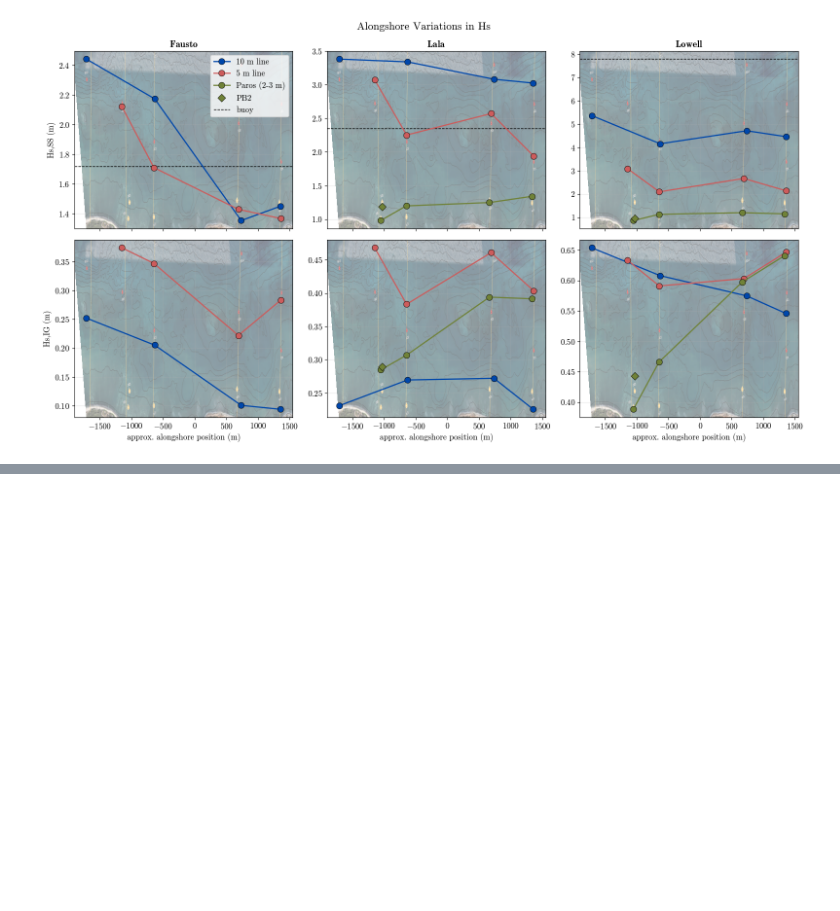
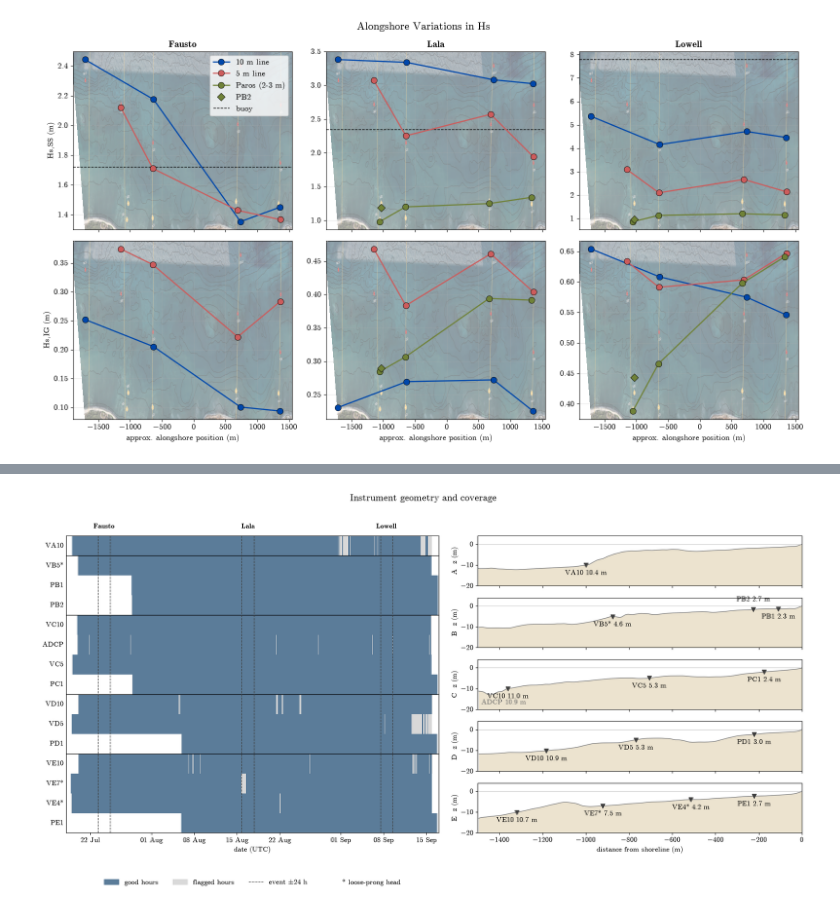
Before and after one commit to isidora-rojas/4EWA, a Jupyter notebook: processing/overview.ipynb, the cells around one changed output, grey strips where cells are left out. Saved outputs shown, nothing was run; the diff lists cells and outputs as text; code cells hidden in the pictures; blank space fills up the shorter version.

```diff
--- a/processing/overview.ipynb
+++ b/processing/overview.ipynb
@@ -231,0 +255,35 @@ Lowell  Paros (2-3 m)  max/min Hs,SS = 1.39
+# %%
+plt.rcParams.update({'font.size':12,'axes.labelsize':12,'axes.titlesize':14,'xtick.labelsize':12,'ytick.labelsize':12})
+ev4 = {'Fausto':'2026-07-24 06:00','Lala':'2026-08-16 19:00','Lowell':'2026-09-08 11:00'}
+loose, drift = ['VB5','VE4','VE7'], ['VA10','VE10']
+fig = plt.figure(figsize=(18,10)); gs = GridSpec(5,2,figure=fig,width_ratios=[1.15,1])
+ax = fig.add_subplot(gs[:,0])
+ax.imshow(img4, aspect='auto', interpolation='nearest', extent=[mdates.date2num(tgrid[0]),mdates.date2num(tgrid[-1]),len(rows4),0])
+for r,(s,_) in enumerate(rows4): ax.text(mdates.date2num(tgrid[0])-0.4, r+0.5, s+('*' if s in loose else ''), ha='right', va='center', fontsize=12)
+for yb in (1,4,8,11): ax.axhline(yb, color='k', lw=1)
+for n,tp in ev4.items():
+    t = pd.Timestamp(tp); [ax.axvline(mdates.date2num(t+pd.Timedelta(hours=h)), color='0.25', ls='--', lw=1) for h in (-24,24)]
+    ax.text(mdates.date2num(t), -0.3, '$\\mathbf{'+n+'}$', ha='center', va='bottom', fontsize=12)
+ax.set_yticks([]); ax.xaxis_date(); ax.xaxis.set_major_formatter(mdates.DateFormatter('%d %b'))
+ax.set_xlim(mdates.date2num(tgrid[0]), mdates.date2num(tgrid[-1])); ax.set_xlabel('date (UTC)')
+from matplotlib.patches import Patch
+from matplotlib.lines import Line2D
+ax.legend(handles=[Patch(color=GOOD,label='good hours'),Patch(color=grey,label='flagged hours'),
+          Line2D([],[],color='0.25',ls='--',lw=1,label=r'event $\pm$24 h'),Line2D([],[],ls='',label='* loose-prong head')],
+          loc='lower center', bbox_to_anchor=(0.5,-0.2), ncol=4, fontsize=12, frameon=False)
+SANDc = '#ece3cf'
+for k,T in enumerate(['A','B','C','D','E']):
+    bx = fig.add_subplot(gs[k,1]); P = prof[T]; m = (P['x']>=-1500)&(P['x']<=50)
+    bx.fill_between(P['x'][m], P['z'][m], -20, color=SANDc, lw=0); bx.plot(P['x'][m], P['z'][m], color='0.45', lw=1); bx.axhline(0,color='0.7',lw=.6)
+    for (S,xs,dn,zd,off) in P['sens']:
+        if S not in med_depth: continue
+        bx.plot(xs, zd, 'v', color='0.25', ms=7)
+        bx.annotate(f'{S}{"*" if S in loose else ""} {med_depth[S]:.1f} m', (xs, zd), textcoords='offset points', xytext=(0,14 if S=='PB2' else -16), ha='center', fontsize=12)
+    if T=='C': bx.annotate(f"ADCP {med_depth['ADCP']:.1f} m", (-1380,-17.5), ha='center', fontsize=12, color='0.4')
+    bx.set_xlim(-1500,0); bx.set_ylim(-20,4); bx.set_ylabel(f'{T}  z (m)')
+    if k<4: bx.set_xticklabels([])
+    else: bx.set_xlabel('distance from shoreline (m)')
+fig.suptitle('Instrument geometry and coverage', fontsize=16); plt.tight_layout(rect=(0,0.03,1,0.97))
+import os; os.makedirs('../figs/overview',exist_ok=True); plt.savefig('../figs/overview/fig4_coverage.png',dpi=150)
+# %% [output]
+[figure, added]
```
Also changed, not shown: parts of 7 cells of this notebook, 3 other files.
